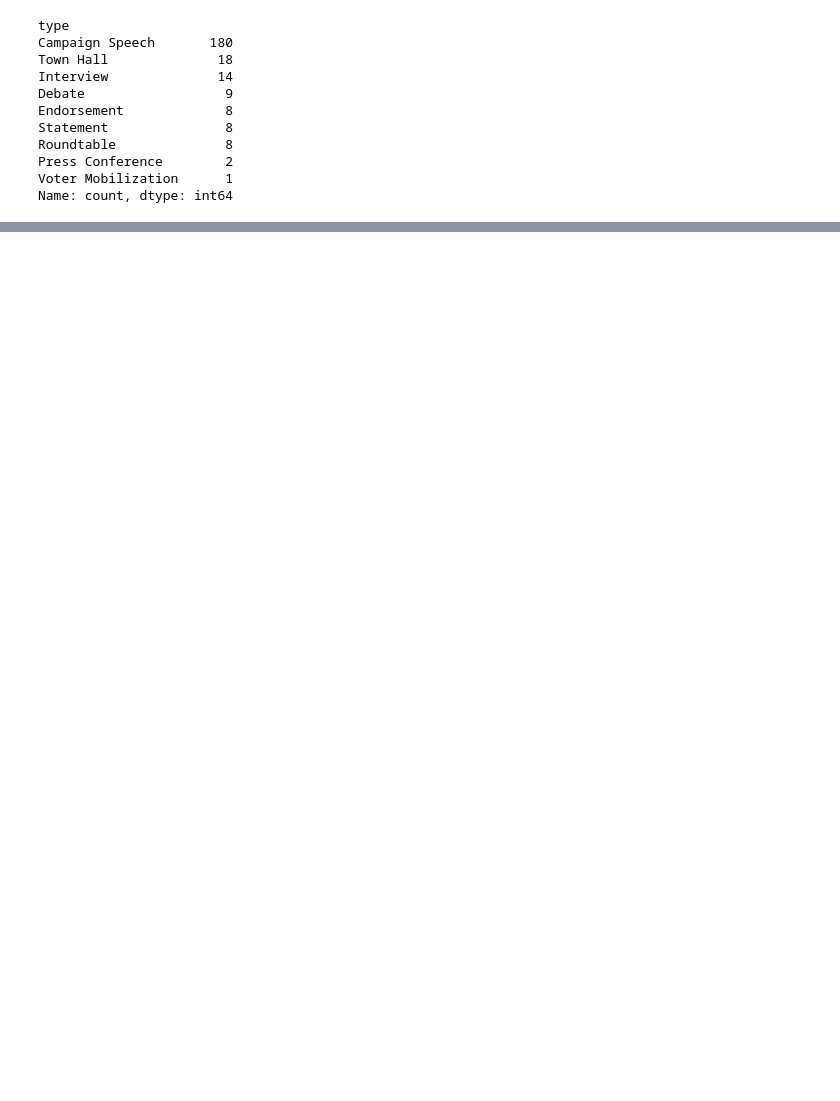
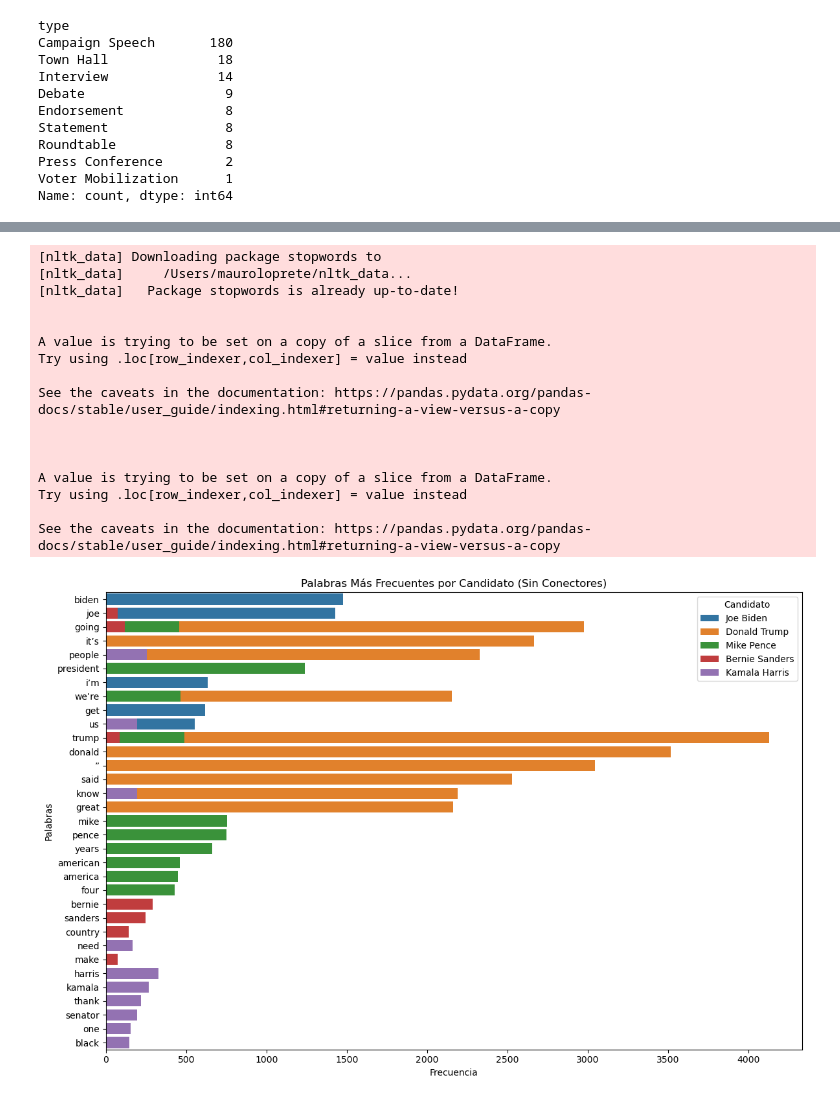
Before and after one commit to campon/intro-cd, a Jupyter notebook: Tarea_1/tarea1_campon_loprete.ipynb, the cells around one changed output, grey strips where cells are left out. Drawn from its saved outputs; the diff is of its cells as text; code cells hidden in the pictures; blank space fills up the shorter version.

```diff
--- a/Tarea_1/tarea1_campon_loprete.ipynb
+++ b/Tarea_1/tarea1_campon_loprete.ipynb
@@ -131,0 +285,19 @@ top_speeches = speeches[speeches["speaker"].isin(top5_speakers)]
+# %%
+def clean_text(df, column_name):
+    # Eliminar primeras palabras hasta el primer "\n"
+    result = df[column_name].str.replace(r"^[^\n]*\n", "", regex=True)
+
+    # Convertir todo a minúsculas
+    result = result.str.lower()
+
+    # Eliminar signos de puntuación y caracteres no deseados
+    for punc in ["[", "]", "\n", ",", ":", "?", ".", "!", ";", "\"", "\'"]:
+        result = result.str.replace(punc, " ", regex=False)
+
+    # Eliminar espacios extra
+    result = result.str.replace(r"\s+", " ", regex=True).str.strip()
+
+    return result
+
+# Crear la columna CleanText
+top_speeches["CleanText"] = clean_text(top_speeches, "text")
@@ -131,0 +309,60 @@ top_speeches = speeches[speeches["speaker"].isin(top5_speakers)]
+# %%
+from collections import Counter
+from nltk.corpus import stopwords
+
+# Descargar stopwords si es necesario
+import nltk
+nltk.download('stopwords')
+
+# Crear una lista de stopwords en inglés
+stop_words = set(stopwords.words('english'))
+
+# Crear la columna WordList si no existe
+if "WordList" not in top_speeches.columns:
+    top_speeches["WordList"] = top_speeches["CleanText"].str.split()
+
+# Filtrar las palabras eliminando las stopwords
+top_speeches["FilteredWordList"] = top_speeches["WordList"].apply(
+    lambda words: [word for word in words if word not in stop_words]
+)
+
+# Contar palabras por candidato
+word_counts = {}
+for speaker in top_speeches["speaker"].unique():
+    all_words = top_speeches[top_speeches["speaker"] == speaker]["FilteredWordList"].explode()
+    word_counts[speaker] = Counter(all_words)
+
+# Crear un DataFrame con las palabras más frecuentes
+top_words = pd.DataFrame([
+    {"speaker": speaker, "word": word, "count": count}
+    for speaker, counts in word_counts.items()
+    for word, count in counts.most_common(10)
+])
+
+# Visualización
+plt.figure(figsize=(12, 8))
+sns.barplot(data=top_words, x="count", y="word", hue="speaker", dodge=False)
+plt.title("Palabras Más Frecuentes por Candidato (Sin Conectores)")
+plt.xlabel("Frecuencia")
+plt.ylabel("Palabras")
+plt.legend(title="Candidato")
+plt.tight_layout()
+plt.show()
+# %% [output]
+[nltk_data] Downloading package stopwords to
+[nltk_data]     /Users/mauroloprete/nltk_data...
+[nltk_data]   Package stopwords is already up-to-date!
+
+
+A value is trying to be set on a copy of a slice from a DataFrame.
+Try using .loc[row_indexer,col_indexer] = value instead
+
+See the caveats in the documentation: https://pandas.pydata.org/pandas-docs/stable/user_guide/indexing.html#returning-a-view-versus-a-copy
+
+
+
+A value is trying to be set on a copy of a slice from a DataFrame.
+Try using .loc[row_indexer,col_indexer] = value instead
+
+See the caveats in the documentation: https://pandas.pydata.org/pandas-docs/stable/user_guide/indexing.html#returning-a-view-versus-a-copy
+[figure, added]
```
Also changed, not shown: parts of 12 cells of this notebook.
